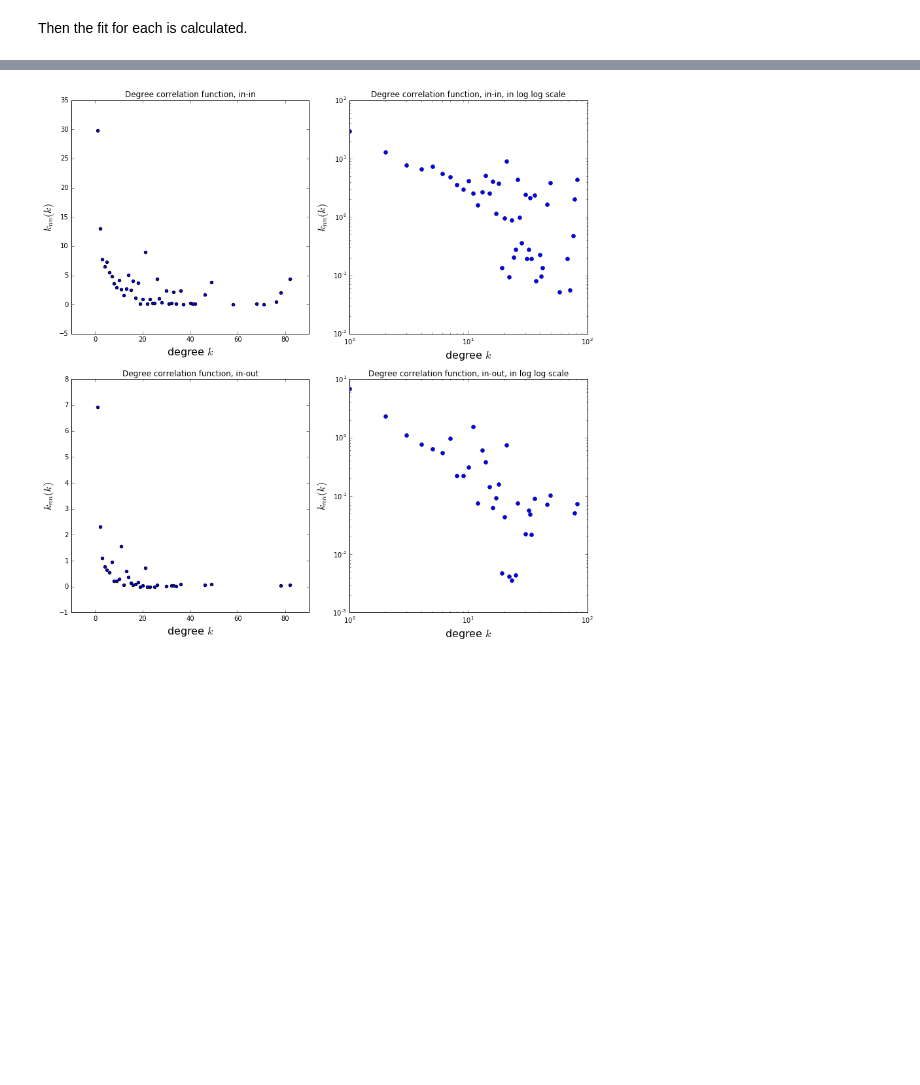
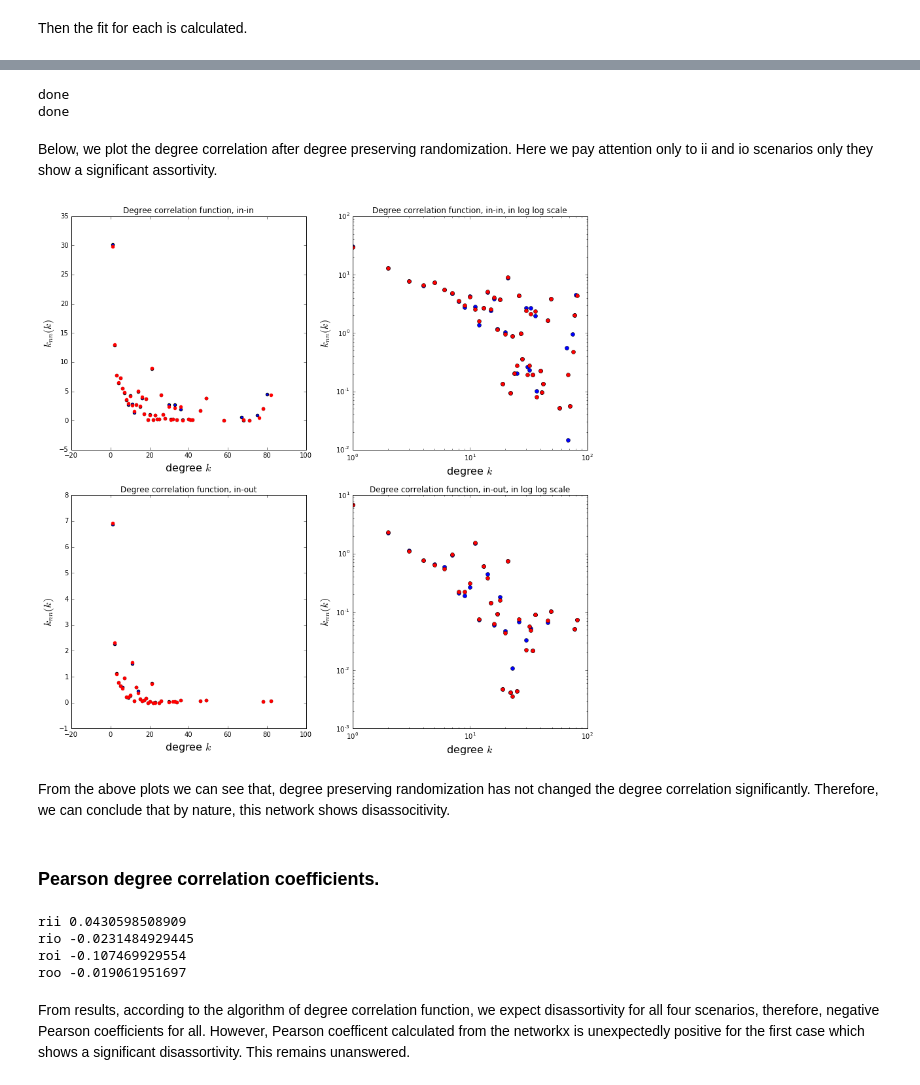
Before and after one commit to PtrTeixeira/NetSci, a Jupyter notebook: Project.ipynb, the cells around one changed output, grey strips where cells are left out. Cells and saved outputs as stored; diff of their text form; code cells hidden in the pictures; blank space fills up the shorter version.

Commit message:
Pearson coefficients

```diff
--- a/Project.ipynb
+++ b/Project.ipynb
@@ -399,36 +414,75 @@ kio_t, knnio_t = calculate_deg_cor_func(Gtemp, 'io')
+# %%
+nswaps = 1000
+Gtemp = G.copy()  # Create a copy for degree preserving randomization
+deg_pres_rand(Gtemp, nswaps)
+kii_t, knnii_t = calculate_deg_cor_func(Gtemp, 'ii')
+print('ii done')
+Gtemp = G.copy()  # Create a copy for degree preserving randomization
+deg_pres_rand(Gtemp, nswaps)
+kio_t, knnio_t = calculate_deg_cor_func(Gtemp, 'io')
+print('io done')
+# %% [output]
+done
+done
+# %% [markdown]
+Below, we plot the degree correlation after degree preserving randomization. Here we pay attention only to ii and io scenarios only they show a significant assortivity.
 # %%
 fig = plt.figure(figsize=(12,12))
 
 ###################### In-In #####################################
 plt.subplot(221)
 plt.scatter(kii_t, knnii_t)
+plt.scatter(kii, knnii, color='red')
 plt.xlabel(r"degree $k$", fontsize=16)
 plt.ylabel(r"$k_{nn}(k)$", fontsize=16)
 plt.title('Degree correlation function, in-in')
 
 plt.subplot(222)
 plt.loglog(kii_t, knnii_t, marker='o', linestyle='none')
+plt.loglog(kii, knnii, marker='o', linestyle='none', color='red')
 #plt.loglog(kii_t, knnii_fit, color='red')
 plt.xlabel(r"degree $k$", fontsize=16)
 plt.ylabel(r"$k_{nn}(k)$", fontsize=16)
 plt.title('Degree correlation function, in-in, in log log scale')
 
 ###################### In-Out #####################################
 
 plt.subplot(223)
 plt.scatter(kio_t, knnio_t)
+plt.scatter(kio, knnio, color='red')
 plt.xlabel(r"degree $k$", fontsize=16)
 plt.ylabel(r"$k_{nn}(k)$", fontsize=16)
 plt.title('Degree correlation function, in-out')
 
 plt.subplot(224)
 plt.loglog(kio_t, knnio_t, marker='o', linestyle='none')
+plt.loglog(kio, knnio, marker='o', linestyle='none', color='red')
 #plt.loglog(dat[0][0], dat[0][2], color='red')
 plt.xlabel(r"degree $k$", fontsize=16)
 plt.ylabel(r"$k_{nn}(k)$", fontsize=16)
 plt.title('Degree correlation function, in-out, in log log scale')
 
 plt.tight_layout()
 plt.show()
 # %% [output]
-[figure, old version]
+[figure, new version]
+# %% [markdown]
+From the above plots we can see that, degree preserving randomization has not changed the degree correlation significantly. Therefore, we can conclude that by nature, this network shows disassocitivity.
+# %% [markdown]
+### Pearson degree correlation coefficients.
+# %%
+rii = nx.degree_pearson_correlation_coefficient(G, x='in', y='in')
+rio = nx.degree_pearson_correlation_coefficient(G, x='in', y='out')
+roi = nx.degree_pearson_correlation_coefficient(G, x='out', y='in')
+roo = nx.degree_pearson_correlation_coefficient(G, x='out', y='out')
+print('rii:', rii)
+print('rio:', rio)
+print('roi:', roi)
+print('roo:', roo)
+# %% [output]
+rii 0.0430598508909
+rio -0.0231484929445
+roi -0.107469929554
+roo -0.019061951697
+# %% [markdown]
+From results, according to the algorithm of degree correlation function, we expect disassortivity for all four scenarios, therefore, negative Pearson coefficients for all. However, Pearson coefficent calculated from the networkx is unexpectedly positive for the first case which shows a significant disassortivity. This remains unanswered.
```
Also changed, not shown: parts of 7 cells of this notebook.
